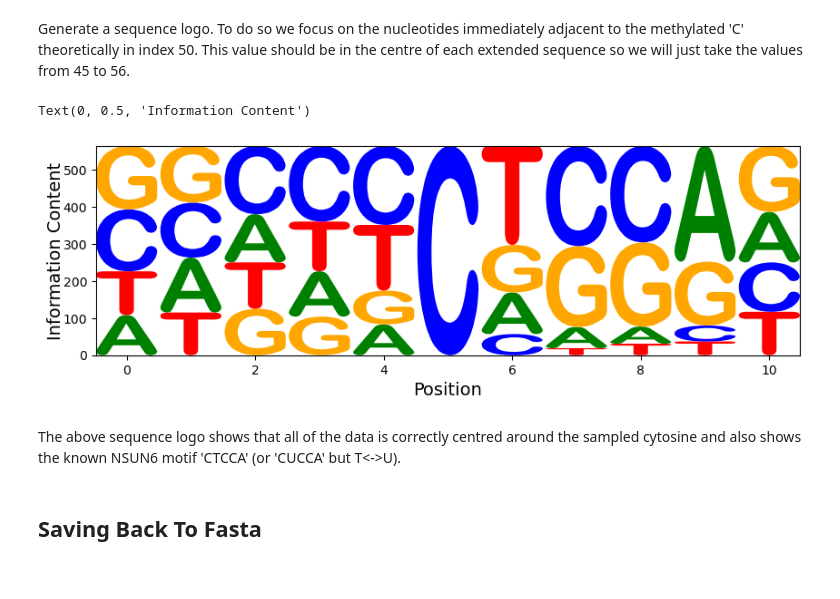
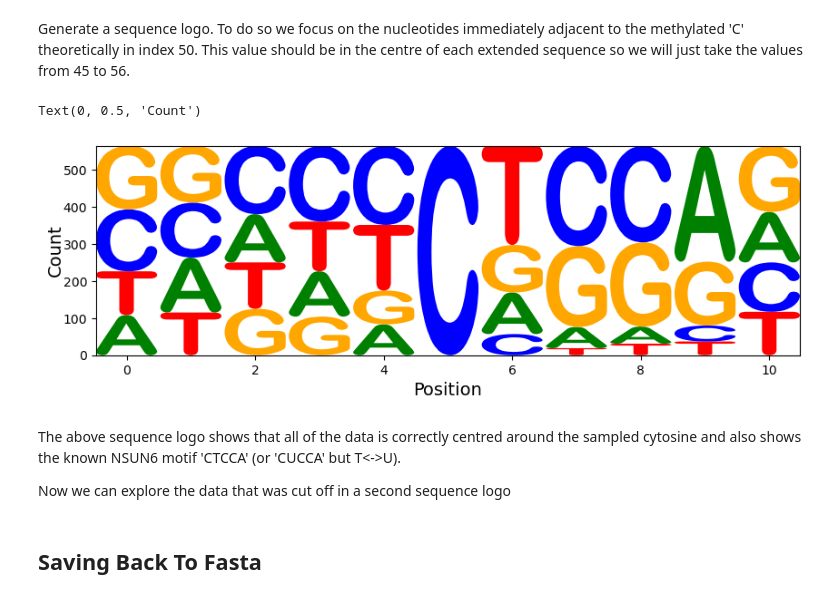
Before and after one commit to EvenJoels/MLRNAProject, a Jupyter notebook: UBS-SeqDemoTask/sequence_extraction.ipynb, the cells around one changed output. Saved outputs shown, nothing was run; the diff lists cells and outputs as text; code cells hidden in the pictures.

```diff
--- a/UBS-SeqDemoTask/sequence_extraction.ipynb
+++ b/UBS-SeqDemoTask/sequence_extraction.ipynb
@@ -138,31 +140,23 @@ Extend by 50:50, 30:70, 70:30 for each sequence - always length of 101
 # %%
 ## Use the samples in df 'ubsseq_data_likely_NSUN6_modified'
 
-ubsseq_data_likely_NSUN6_modified['chrom'] = ubsseq_data_likely_NSUN6_modified['chrom'].replace(
+ubsseq_data_NSUN6['chrom'] = ubsseq_data_NSUN6['chrom'].replace(
     [1,2,3,4,5,6,7,8,9,10,11,12,13,14,15,16,17,18,19,20,21,22, 'X'],
     ['chr1','chr2','chr3','chr4','chr5','chr6','chr7','chr8','chr9','chr10','chr11','chr12','chr13','chr14','chr15','chr16','chr17','chr18','chr19','chr20','chr21','chr22','chrX'])
 
-temp = ubsseq_data_likely_NSUN6_modified[ubsseq_data_likely_NSUN6_modified['gene_name'] == 'ENSG00000078808(SDF4)']
-
-#df2 = df.assign(address=['Delhi', 'Bangalore', 'Chennai', 'Patna'])
-
-likely_NSUN6_modified_seq_extracted = ubsseq_data_likely_NSUN6_modified;
+#likely_NSUN6_modified_seq_extracted = ubsseq_data_likely_NSUN6_modified;
 seq_extract = [[],[],[]];
 
-for ind in ubsseq_data_likely_NSUN6_modified.index:
-    gene = ubsseq_data_likely_NSUN6_modified['gene_name'][ind]
-    chrom = ubsseq_data_likely_NSUN6_modified['chrom'][ind]
-    strand = ubsseq_data_likely_NSUN6_modified['strand'][ind]
-    pos = ubsseq_data_likely_NSUN6_modified['pos'][ind]
+for ind in ubsseq_data_NSUN6.index:
+    gene = ubsseq_data_NSUN6['gene_name'][ind]
+    chrome = ubsseq_data_NSUN6['chrom'][ind]
+    strand = ubsseq_data_NSUN6['strand'][ind]
+    pos = ubsseq_data_NSUN6['pos'][ind]
+    seq_extract[0].append(extract_seq_genome("hg38", chrome, pos-1-50, pos+50, strand)) #50:50
+    seq_extract[1].append(extract_seq_genome("hg38", chrome, pos-1-30, pos+70, strand)) #30:70
+    seq_extract[2].append(extract_seq_genome("hg38", chrome, pos-1-70, pos+30, strand)) #70:30
 
-    seq_extract[0].append(extract_seq_genome("hg38", chrom, pos-1-50, pos+50, strand)) #50:50
-    seq_extract[1].append(extract_seq_genome("hg38", chrom, pos-1-30, pos+70, strand)) #30:70
-    seq_extract[2].append(extract_seq_genome("hg38", chrom, pos-1-70, pos+30, strand)) #70:30
-    #out5050 = extract_seq_genome("hg38", chrom, pos-1-50, pos+50, strand)
-    #out3070 = extract_seq_genome("hg38", chrom, pos-1-30, pos+70, strand) #30 70
-    #out7030 = extract_seq_genome("hg38", chrom, pos-1-70, pos+30, strand) #70 30
-
-likely_NSUN6_modified_seq_extracted = ubsseq_data_likely_NSUN6_modified.assign(
+ubsseq_NSUN6_extracted = ubsseq_data_NSUN6.assign(
     seq5050=seq_extract[0], seq3070=seq_extract[1], seq7030=seq_extract[2])
 # %% [markdown]
 
@@ -170,22 +164,23 @@ likely_NSUN6_modified_seq_extracted = ubsseq_data_likely_NSUN6_modified.assign(
 # %% [markdown]
 Generate a sequence logo. To do so we focus on the nucleotides immediately adjacent to the methylated 'C' theoretically in index 50. This value should be in the centre of each extended sequence so we will just take the values from 45 to 56.
 # %%
-likely_NSUN6_modified_seq5050 = likely_NSUN6_modified_seq_extracted['seq5050'].to_list()
-for i in range (0, len(likely_NSUN6_modified_seq5050)):
-    likely_NSUN6_modified_seq5050[i] = likely_NSUN6_modified_seq5050[i][45:56]
-counts_mat = lm.alignment_to_matrix(likely_NSUN6_modified_seq5050)
-
+ubsseq_NSUN6_extracted_5050 = ubsseq_NSUN6_extracted['seq5050'].to_list()
+for i in range (0, len(ubsseq_NSUN6_extracted_5050)):
+    ubsseq_NSUN6_extracted_5050[i] = ubsseq_NSUN6_extracted_5050[i][45:56]
+counts_mat = lm.alignment_to_matrix(ubsseq_NSUN6_extracted_5050)
 
 logo = lm.Logo(df=counts_mat,
                font_name='Arial Rounded MT Bold',
-               figsize=(10,3))
+               figsize=(10,3)) # Can change to plot entropy or percentage instead of count
 logo.ax.set_xlabel('Position',fontsize=14)
-logo.ax.set_ylabel('Information Content', labelpad=-1,fontsize=14)
+logo.ax.set_ylabel('Count', labelpad=-1,fontsize=14)
 # %% [output]
-Text(0, 0.5, 'Information Content')
+Text(0, 0.5, 'Count')
-[figure, old version]
+[figure, new version]
 # %% [markdown]
 The above sequence logo shows that all of the data is correctly centred around the sampled cytosine and also shows the known NSUN6 motif 'CTCCA' (or 'CUCCA' but T<->U).
+
+Now we can explore the data that was cut off in a second sequence logo
 # %% [markdown]
 
 ## Saving Back To Fasta
```
Also changed, not shown: parts of 4 cells of this notebook.
